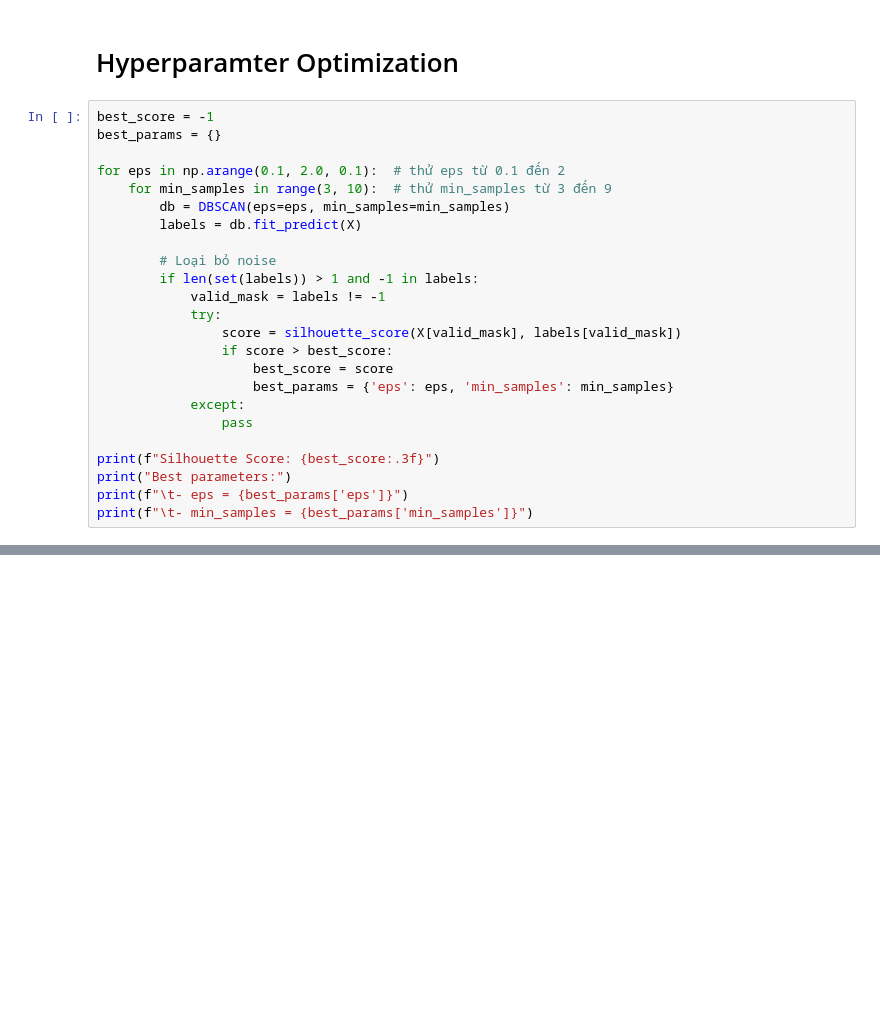
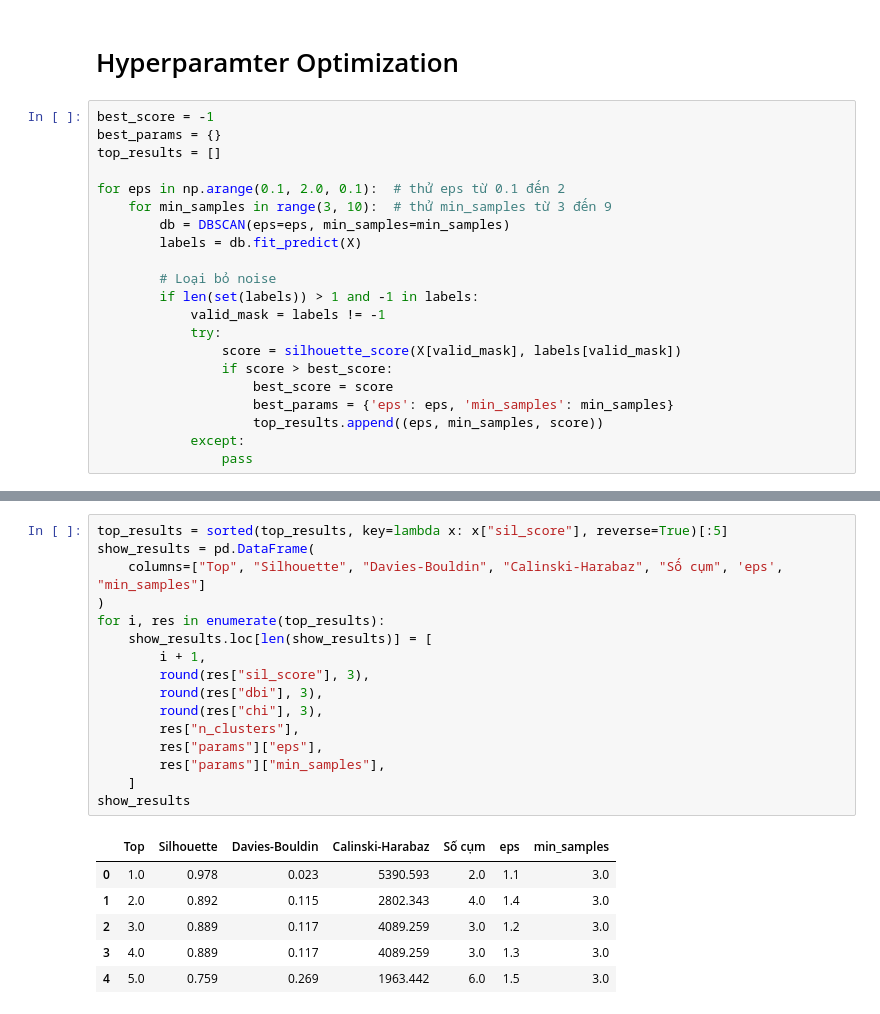
Before and after one commit to Avcuongy/Affinity-Propagation-ML-UEH, a Jupyter notebook: Notebooks/Comparision/3_Comparison_DBSCAN.ipynb, the cells around one changed output, grey strips where cells are left out. Drawn from its saved outputs; the diff is of its cells as text; blank space fills up the shorter version.

```diff
--- a/Notebooks/Comparision/3_Comparison_DBSCAN.ipynb
+++ b/Notebooks/Comparision/3_Comparison_DBSCAN.ipynb
@@ -82,6 +82,7 @@ plt.show()
 # %%
 best_score = -1
 best_params = {}
+top_results = []
 
 for eps in np.arange(0.1, 2.0, 0.1):  # thử eps từ 0.1 đến 2
     for min_samples in range(3, 10):  # thử min_samples từ 3 đến 9
@@ -96,10 +97,6 @@ for eps in np.arange(0.1, 2.0, 0.1):  # thử eps từ 0.1 đến 2
                 if score > best_score:
                     best_score = score
                     best_params = {'eps': eps, 'min_samples': min_samples}
+                    top_results.append((eps, min_samples, score))
             except:
                 pass
-
-print(f"Silhouette Score: {best_score:.3f}")
-print("Best parameters:")
-print(f"\t- eps = {best_params['eps']}")
-print(f"\t- min_samples = {best_params['min_samples']}")
@@ -110,0 +143,23 @@ Best parameters:
+# %%
+top_results = sorted(top_results, key=lambda x: x["sil_score"], reverse=True)[:5]
+show_results = pd.DataFrame(
+    columns=["Top", "Silhouette", "Davies-Bouldin", "Calinski-Harabaz", "Số cụm", 'eps', "min_samples"]
+)
+for i, res in enumerate(top_results):
+    show_results.loc[len(show_results)] = [
+        i + 1,
+        round(res["sil_score"], 3),
+        round(res["dbi"], 3),
+        round(res["chi"], 3),
+        res["n_clusters"],
+        res["params"]["eps"],
+        res["params"]["min_samples"],
+    ]
+show_results
+# %% [output]
+|  | Top | Silhouette | Davies-Bouldin | Calinski-Harabaz | Số cụm | eps | min_samples |
+| 0 | 1.0 | 0.978 | 0.023 | 5390.593 | 2.0 | 1.1 | 3.0 |
+| 1 | 2.0 | 0.892 | 0.115 | 2802.343 | 4.0 | 1.4 | 3.0 |
+| 2 | 3.0 | 0.889 | 0.117 | 4089.259 | 3.0 | 1.2 | 3.0 |
+| 3 | 4.0 | 0.889 | 0.117 | 4089.259 | 3.0 | 1.3 | 3.0 |
+| 4 | 5.0 | 0.759 | 0.269 | 1963.442 | 6.0 | 1.5 | 3.0 |
```
Also changed, not shown: parts of 5 cells of this notebook, 3 other files.
